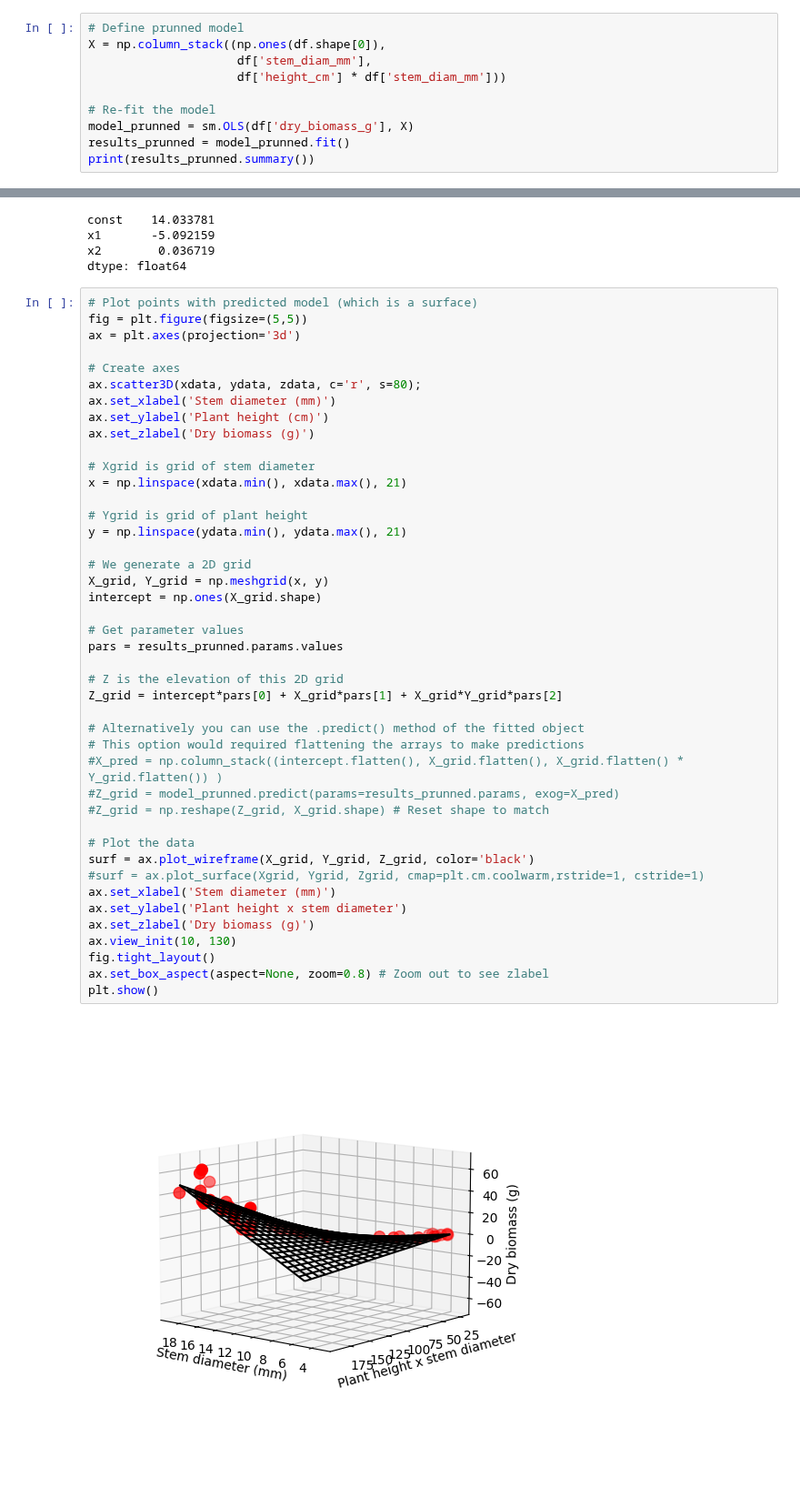
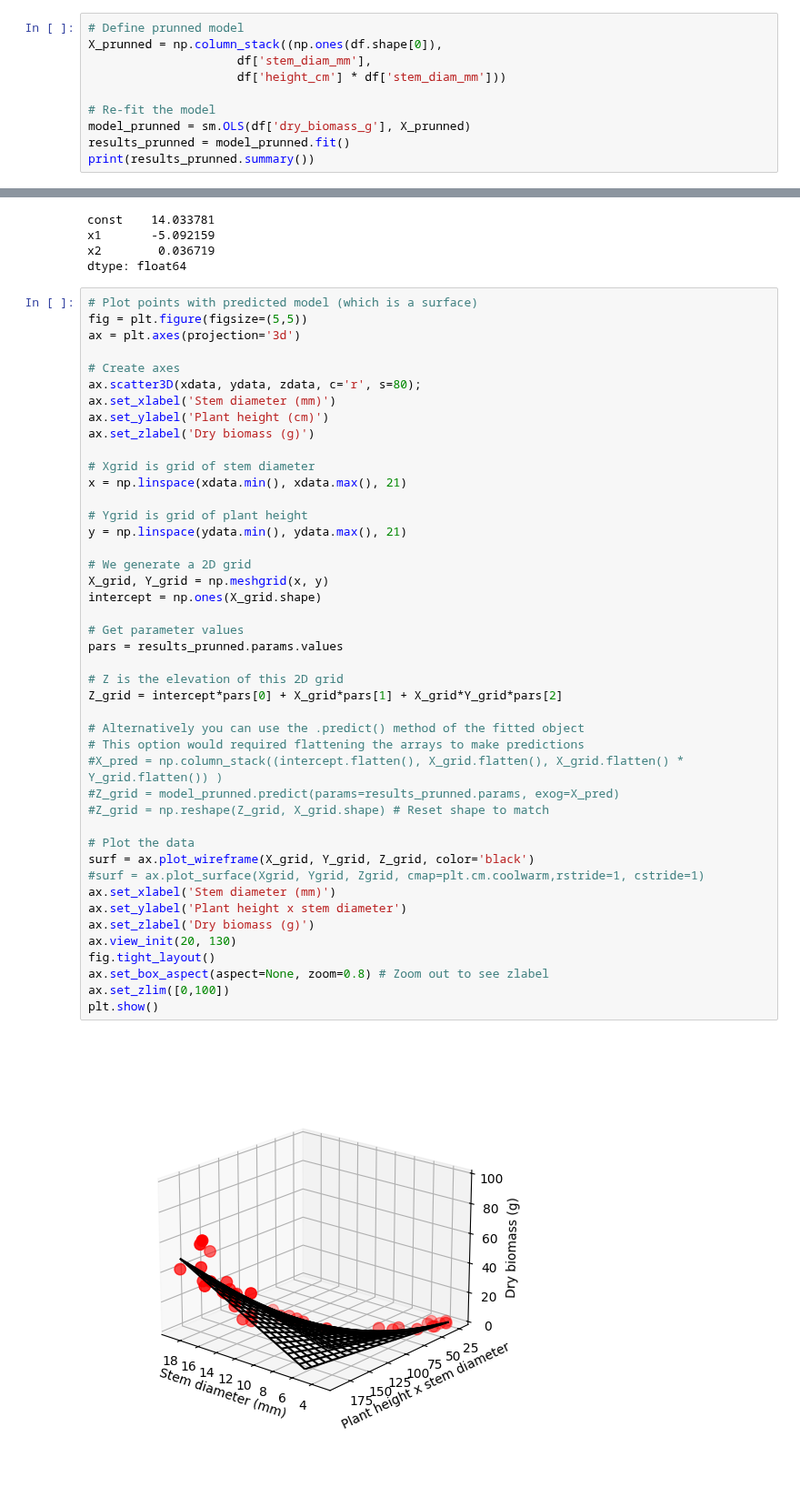
Before and after one commit to soilwater/pynotes-agriscience, a Jupyter notebook: exercises/multiple_linear_regression.ipynb, the cells around one changed output, grey strips where cells are left out. Shown at 91% size. Saved outputs shown, nothing was run; the diff lists cells and outputs as text.

```diff
--- a/exercises/multiple_linear_regression.ipynb
+++ b/exercises/multiple_linear_regression.ipynb
@@ -94,12 +95,12 @@ strong multicollinearity or other numerical problems.
 The goal is to prune the full model by removing non-significant terms. After removing these terms, we need to fit the model again to update the new coefficients.
 # %%
 # Define prunned model
-X = np.column_stack((np.ones(df.shape[0]),
+X_prunned = np.column_stack((np.ones(df.shape[0]),
                      df['stem_diam_mm'],
                      df['height_cm'] * df['stem_diam_mm']))
 
 # Re-fit the model
-model_prunned = sm.OLS(df['dry_biomass_g'], X)
+model_prunned = sm.OLS(df['dry_biomass_g'], X_prunned)
 results_prunned = model_prunned.fit()
 print(results_prunned.summary())
 # %% [output]
@@ -150,32 +151,33 @@ x = np.linspace(xdata.min(), xdata.max(), 21)
 
 # Ygrid is grid of plant height
 y = np.linspace(ydata.min(), ydata.max(), 21)
 
 # We generate a 2D grid
 X_grid, Y_grid = np.meshgrid(x, y)
 intercept = np.ones(X_grid.shape)
 
 # Get parameter values
 pars = results_prunned.params.values
 
 # Z is the elevation of this 2D grid
 Z_grid = intercept*pars[0] + X_grid*pars[1] + X_grid*Y_grid*pars[2]
 
 # Alternatively you can use the .predict() method of the fitted object
 # This option would required flattening the arrays to make predictions
 #X_pred = np.column_stack((intercept.flatten(), X_grid.flatten(), X_grid.flatten() * Y_grid.flatten()) )
 #Z_grid = model_prunned.predict(params=results_prunned.params, exog=X_pred)
 #Z_grid = np.reshape(Z_grid, X_grid.shape) # Reset shape to match
 
 # Plot the data
 surf = ax.plot_wireframe(X_grid, Y_grid, Z_grid, color='black')
 #surf = ax.plot_surface(Xgrid, Ygrid, Zgrid, cmap=plt.cm.coolwarm,rstride=1, cstride=1)
 ax.set_xlabel('Stem diameter (mm)')
 ax.set_ylabel('Plant height x stem diameter')
 ax.set_zlabel('Dry biomass (g)')
-ax.view_init(10, 130)
+ax.view_init(20, 130)
 fig.tight_layout()
 ax.set_box_aspect(aspect=None, zoom=0.8) # Zoom out to see zlabel
+ax.set_zlim([0,100])
 plt.show()
 # %% [output]
-[figure, old version]
+[figure, new version]
```
Also changed, not shown: parts of 8 cells of this notebook, 4 other files.
